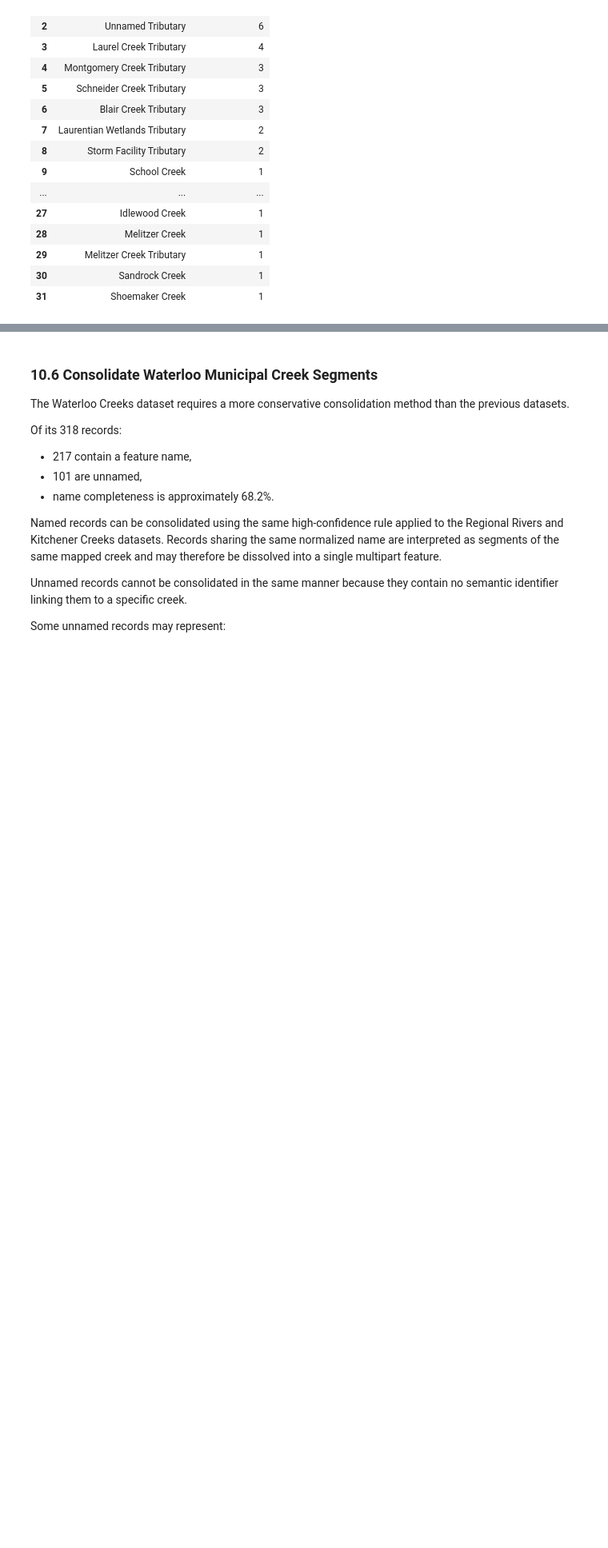
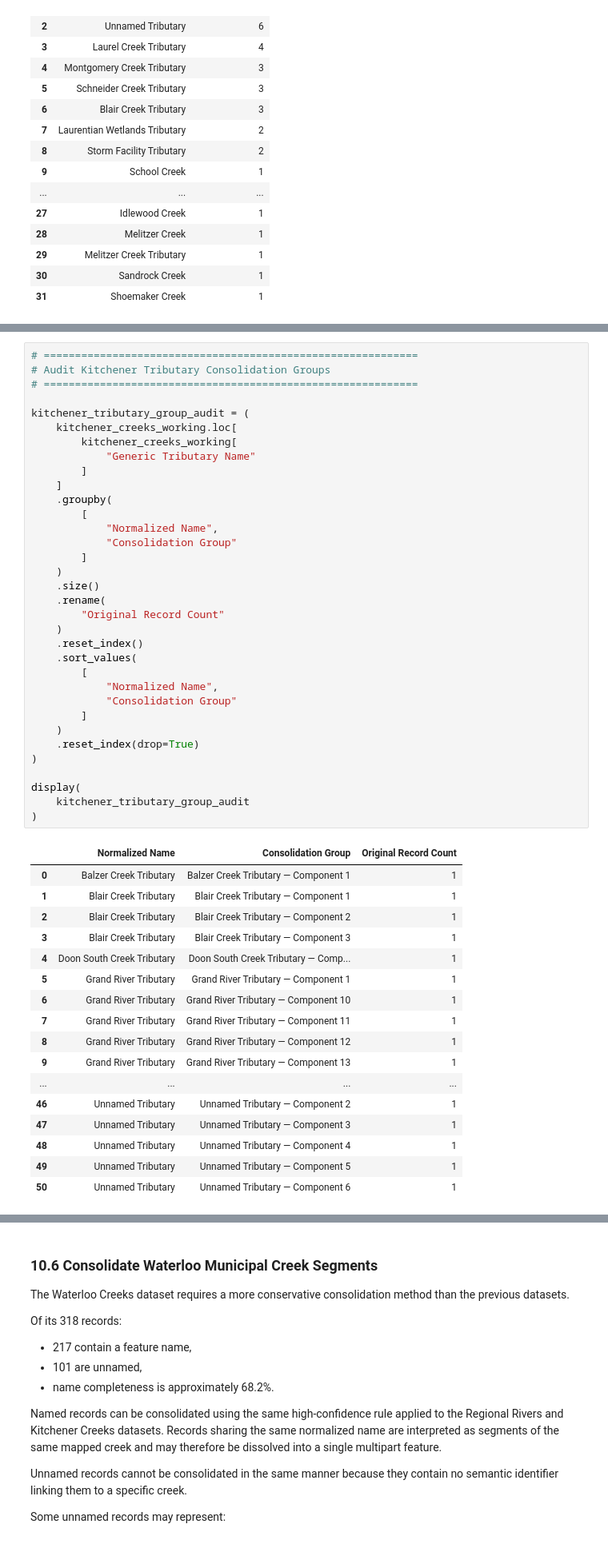
Before and after one commit to BrodyAcquilano/Jupyter-Ecology, a Jupyter notebook: Ecology/notebooks/05_Hydrography/05_02_Hydrography_Data_Integration_and_Validation.ipynb, the cells around one changed output, grey strips where cells are left out. Shown at 80% size. Cells and saved outputs as stored; diff of their text form; blank space fills up the shorter version.

```diff
--- a/Ecology/notebooks/05_Hydrography/05_02_Hydrography_Data_Integration_and_Validation.ipynb
+++ b/Ecology/notebooks/05_Hydrography/05_02_Hydrography_Data_Integration_and_Validation.ipynb
@@ -1948,0 +2094,52 @@ kitchener_creeks_consolidated = (
+# %%
+# ============================================================
+# Audit Kitchener Tributary Consolidation Groups
+# ============================================================
+
+kitchener_tributary_group_audit = (
+    kitchener_creeks_working.loc[
+        kitchener_creeks_working[
+            "Generic Tributary Name"
+        ]
+    ]
+    .groupby(
+        [
+            "Normalized Name",
+            "Consolidation Group"
+        ]
+    )
+    .size()
+    .rename(
+        "Original Record Count"
+    )
+    .reset_index()
+    .sort_values(
+        [
+            "Normalized Name",
+            "Consolidation Group"
+        ]
+    )
+    .reset_index(drop=True)
+)
+
+display(
+    kitchener_tributary_group_audit
+)
+# %% [output]
+|  | Normalized Name | Consolidation Group | Original Record Count |
+| 0 | Balzer Creek Tributary | Balzer Creek Tributary — Component 1 | 1 |
+| 1 | Blair Creek Tributary | Blair Creek Tributary — Component 1 | 1 |
+| 2 | Blair Creek Tributary | Blair Creek Tributary — Component 2 | 1 |
+| 3 | Blair Creek Tributary | Blair Creek Tributary — Component 3 | 1 |
+| 4 | Doon South Creek Tributary | Doon South Creek Tributary — Comp... | 1 |
+| 5 | Grand River Tributary | Grand River Tributary — Component 1 | 1 |
+| 6 | Grand River Tributary | Grand River Tributary — Component 10 | 1 |
+| 7 | Grand River Tributary | Grand River Tributary — Component 11 | 1 |
+| 8 | Grand River Tributary | Grand River Tributary — Component 12 | 1 |
+| 9 | Grand River Tributary | Grand River Tributary — Component 13 | 1 |
+| ... | ... | ... | ... |
+| 46 | Unnamed Tributary | Unnamed Tributary — Component 2 | 1 |
+| 47 | Unnamed Tributary | Unnamed Tributary — Component 3 | 1 |
+| 48 | Unnamed Tributary | Unnamed Tributary — Component 4 | 1 |
+| 49 | Unnamed Tributary | Unnamed Tributary — Component 5 | 1 |
+| 50 | Unnamed Tributary | Unnamed Tributary — Component 6 | 1 |
```
Also changed, not shown: parts of 47 cells of this notebook.
